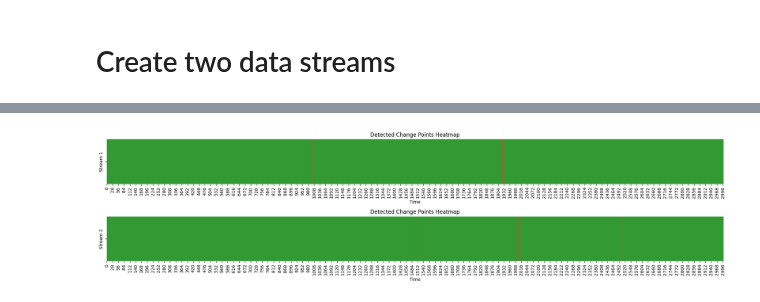
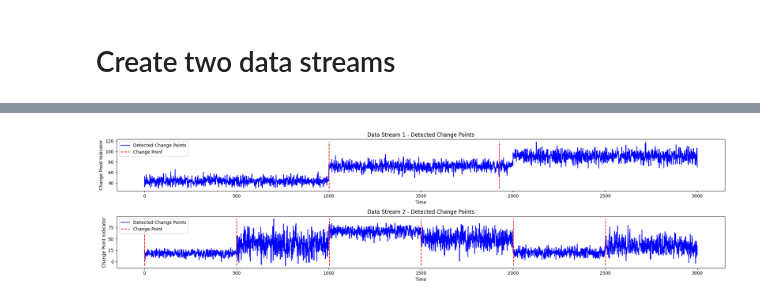
Before and after one commit to giobbu/CUSUM, a Jupyter notebook: notebooks/notebook_many_streams.ipynb, the cells around one changed output, grey strips where cells are left out. Drawn from its saved outputs; the diff is of its cells as text; code cells hidden in the pictures.

Commit message:
rename module for multiple data streams detection cusum

```diff
--- a/notebooks/notebook_many_streams.ipynb
+++ b/notebooks/notebook_many_streams.ipynb
@@ -21,9 +21,12 @@ data_stream1 = generator1.get_data()
 generator2 = ChangePointGenerator(num_segments=6,
                                  segment_length=500,
                                  change_point_type='sudden_shift',
-                                 seed=42)
+                                 seed=11)
 generator2.generate_data()
 data_stream2 = generator2.get_data()
+
+# List of Data Streams
+list_data_streams = [data_stream1, data_stream2]
 # %%
 generator1.plot_data()
 
@@ -34,9 +37,9 @@ generator2.plot_data()
 # %%
-from source.detector.model import CusumModel
+from source.detector.mcusum import OneShotCusum
 
-cusum = CusumModel(detector_name='cusum',
-                  warmup_period=250,
+oneshot_cusum = OneShotCusum(detector_name='cusum',
+                  warmup_period=300,
                   delta=1,
                   threshold=4)
 
-data_streams_results = cusum.offline_detection([data_stream1, data_stream2])
+data_streams_results = oneshot_cusum.offline_detection(list_data_streams)
@@ -51,23 +54,4 @@ for drift in data_streams_results[1][2]:
-# %%
-import matplotlib.pyplot as plt
-import seaborn as sns
-import numpy as np
-from matplotlib.colors import ListedColormap
-
-list_drifts = [list_drifts1, list_drifts2]
-
-axs = plt.subplots(2, 1, figsize=(20, 5))[1]
-axs = axs.flatten()
-for i, ax in enumerate(axs):
-    sns.heatmap(np.array([list_drifts[i]]),
-                cmap=ListedColormap(['green', 'red']),
-                cbar=False,
-                ax=ax,
-                alpha=0.8)
-    ax.set_xlabel('Time')
-    ax.set_yticks([0.5], labels=[f'Stream {i+1}'])
-    ax.set_title('Detected Change Points Heatmap')
-plt.tight_layout()
-plt.show()
-# %% [output]
-[figure, removed]
+# %%
+oneshot_cusum.plots_detection_many_streams(list_data_streams)
+# %% [output]
+[figure, added]
```
Also changed, not shown: parts of 3 cells of this notebook, 2 other files.
